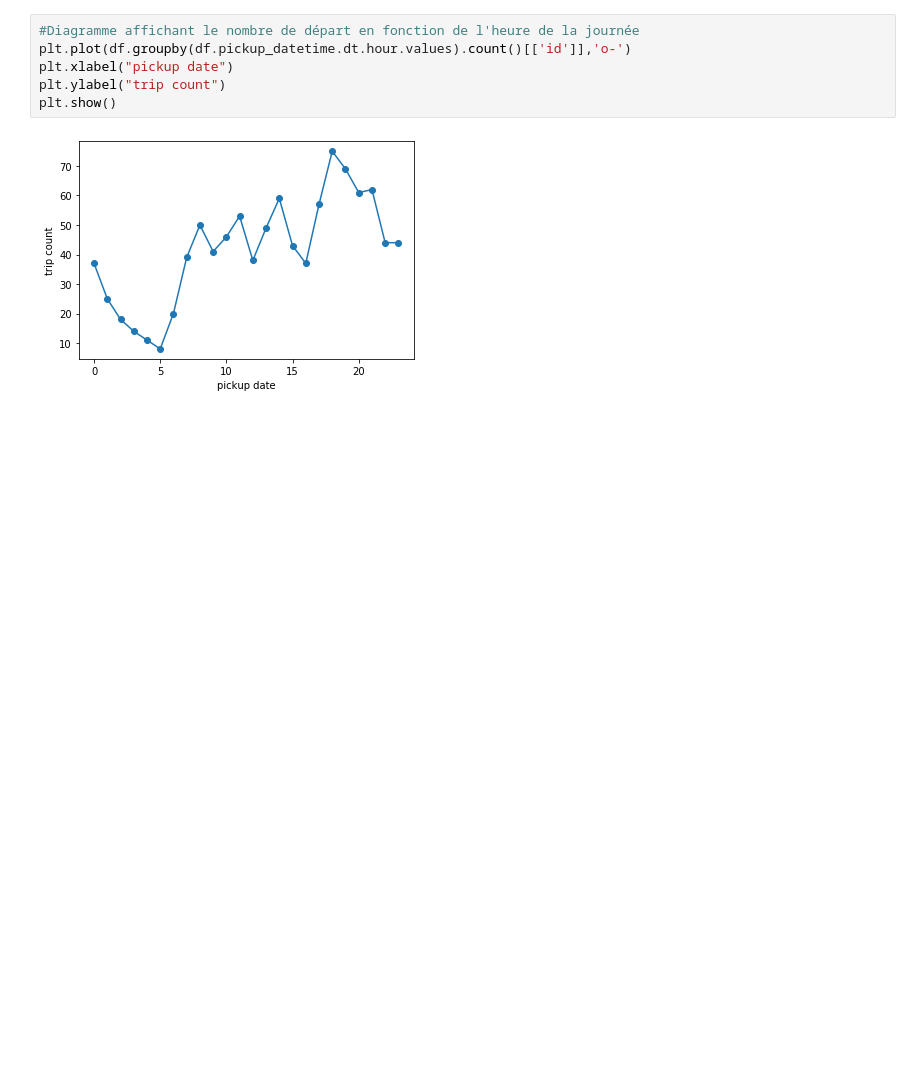
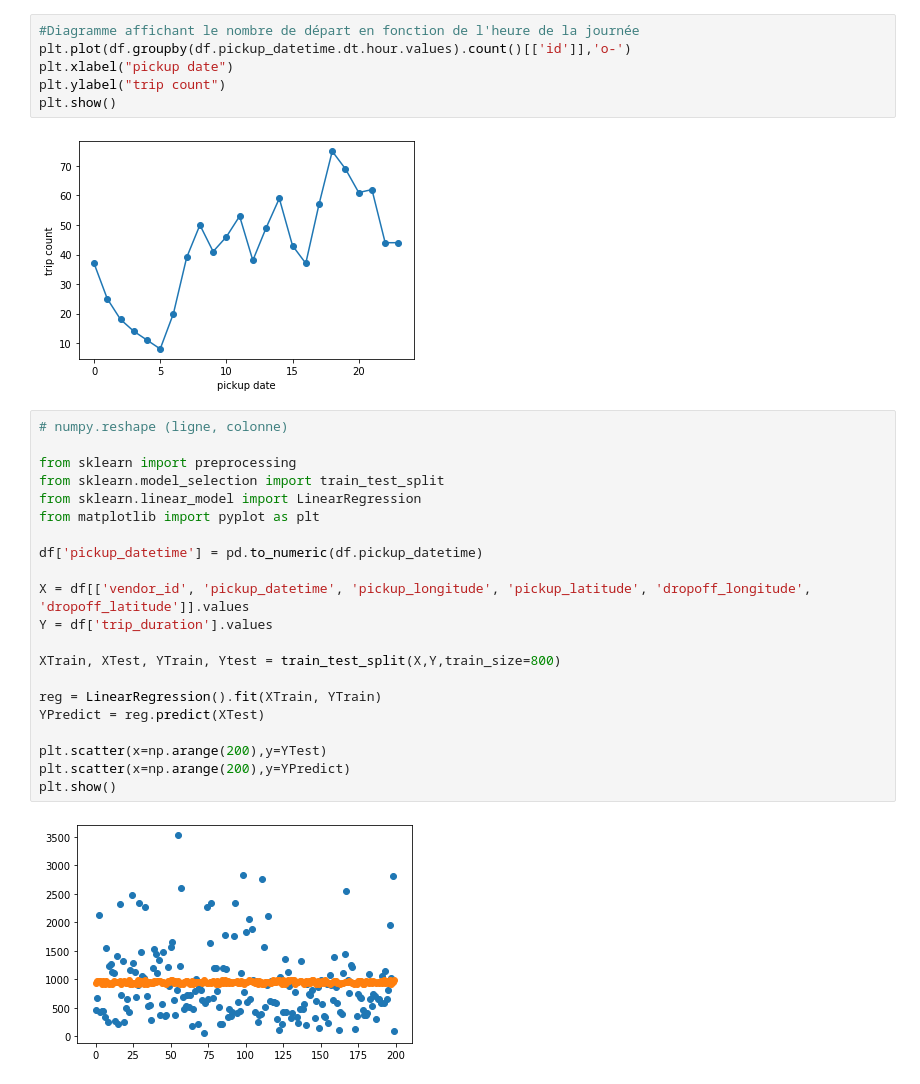
Before and after one commit to aemi-dev/td_taxidriver, a Jupyter notebook: extractionDeDonnees.ipynb, the cells around one changed output. Drawn from its saved outputs; the diff is of its cells as text; blank space fills up the shorter version.

```diff
--- a/extractionDeDonnees.ipynb
+++ b/extractionDeDonnees.ipynb
@@ -59,3 +60,26 @@ plt.ylabel("trip count")
 plt.show()
 # %% [output]
 [figure]
+# %%
+# numpy.reshape (ligne, colonne)
+
+from sklearn import preprocessing
+from sklearn.model_selection import train_test_split
+from sklearn.linear_model import LinearRegression
+from matplotlib import pyplot as plt
+
+df['pickup_datetime'] = pd.to_numeric(df.pickup_datetime)
+
+X = df[['vendor_id', 'pickup_datetime', 'pickup_longitude', 'pickup_latitude', 'dropoff_longitude', 'dropoff_latitude']].values
+Y = df['trip_duration'].values
+
+XTrain, XTest, YTrain, Ytest = train_test_split(X,Y,train_size=800)
+
+reg = LinearRegression().fit(XTrain, YTrain)
+YPredict = reg.predict(XTest)
+
+plt.scatter(x=np.arange(200),y=YTest)
+plt.scatter(x=np.arange(200),y=YPredict)
+plt.show()
+# %% [output]
+[figure, added]
```
Also changed, not shown: parts of 2 cells of this notebook, 1 other file.
